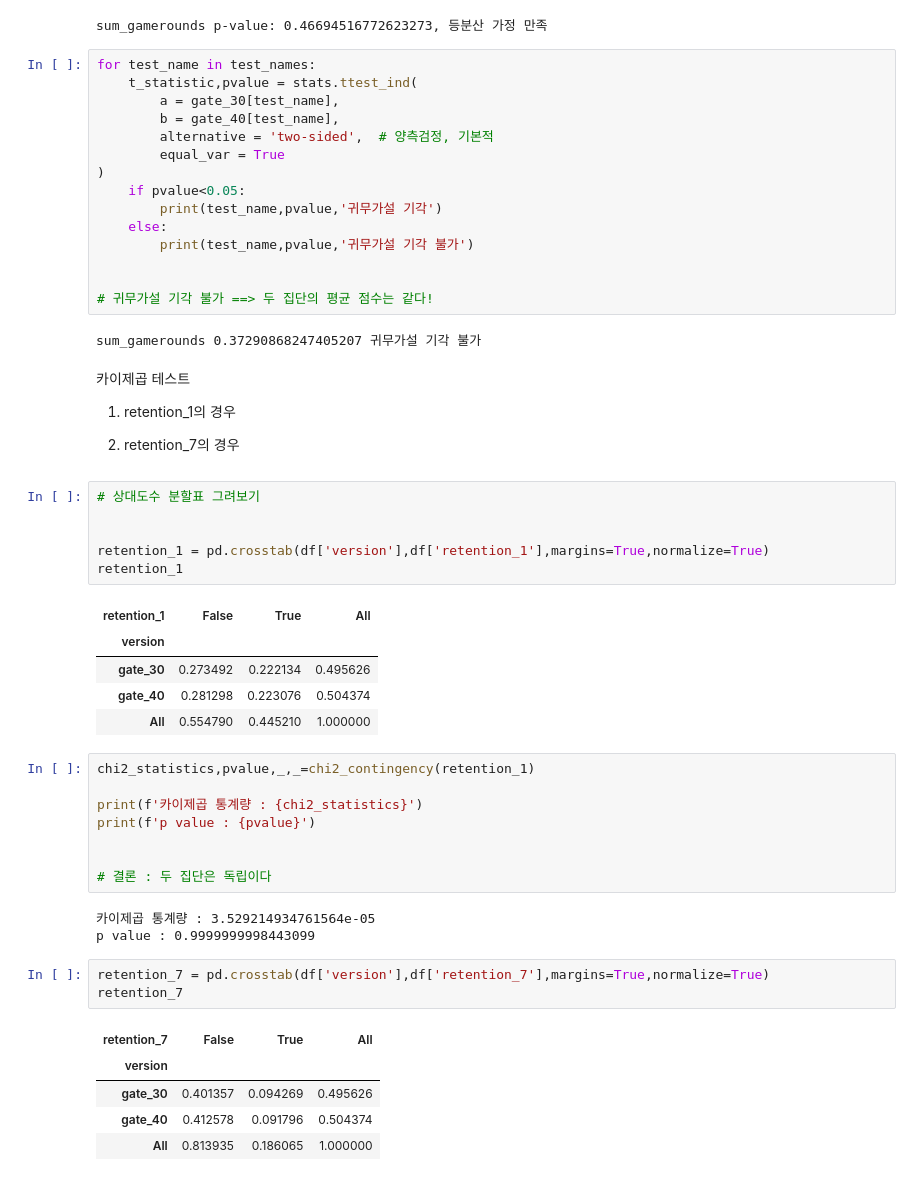
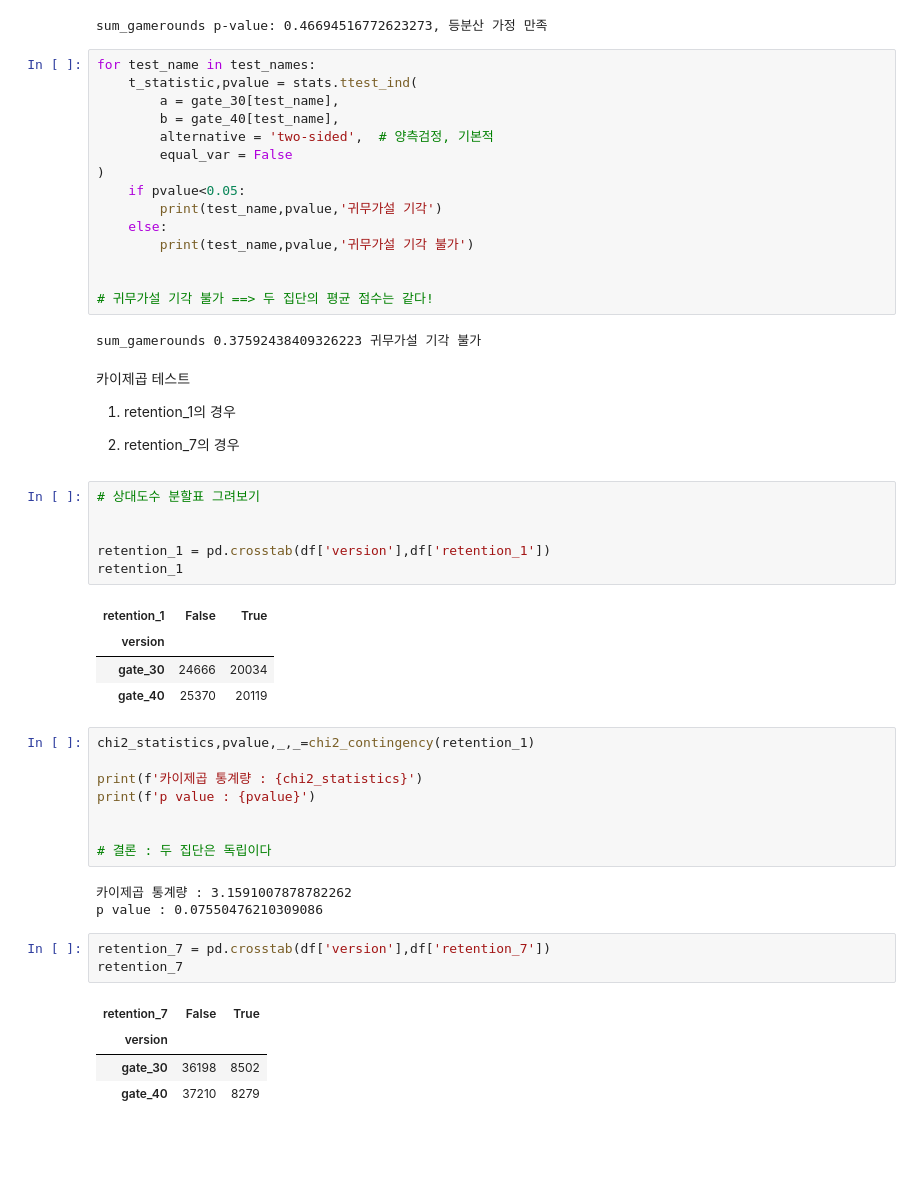
Before and after one commit to GRetriever/Data-Analysis-Project, a Jupyter notebook: Cookie/practice_game_2.ipynb, the cells around one changed output. Cells and saved outputs as stored; diff of their text form; blank space fills up the shorter version.

```diff
--- a/Cookie/practice_game_2.ipynb
+++ b/Cookie/practice_game_2.ipynb
@@ -139,7 +139,7 @@ for test_name in test_names:
         a = gate_30[test_name],
         b = gate_40[test_name],
         alternative = 'two-sided',  # 양측검정, 기본적
-        equal_var = True
+        equal_var = False
 )
     if pvalue<0.05:
         print(test_name,pvalue,'귀무가설 기각')
@@ -149,7 +149,7 @@ for test_name in test_names:
 
 # 귀무가설 기각 불가 ==> 두 집단의 평균 점수는 같다!
 # %% [output]
-sum_gamerounds 0.37290868247405207 귀무가설 기각 불가
+sum_gamerounds 0.37592438409326223 귀무가설 기각 불가
 # %% [markdown]
 카이제곱 테스트
 
@@ -160,15 +160,14 @@ sum_gamerounds 0.37290868247405207 귀무가설 기각 불가
 # %%
 # 상대도수 분할표 그려보기
 
 
-retention_1 = pd.crosstab(df['version'],df['retention_1'],margins=True,normalize=True)
+retention_1 = pd.crosstab(df['version'],df['retention_1'])
 retention_1
 # %% [output]
-| retention_1 | False | True | All |
-| version |  |  |  |
-| gate_30 | 0.273492 | 0.222134 | 0.495626 |
-| gate_40 | 0.281298 | 0.223076 | 0.504374 |
-| All | 0.554790 | 0.445210 | 1.000000 |
+| retention_1 | False | True |
+| version |  |  |
+| gate_30 | 24666 | 20034 |
+| gate_40 | 25370 | 20119 |
 # %%
 chi2_statistics,pvalue,_,_=chi2_contingency(retention_1)
 
@@ -178,17 +177,16 @@ print(f'p value : {pvalue}')
 
 # 결론 : 두 집단은 독립이다
 # %% [output]
-카이제곱 통계량 : 3.529214934761564e-05
-p value : 0.9999999998443099
+카이제곱 통계량 : 3.1591007878782262
+p value : 0.07550476210309086
 # %%
-retention_7 = pd.crosstab(df['version'],df['retention_7'],margins=True,normalize=True)
+retention_7 = pd.crosstab(df['version'],df['retention_7'])
 retention_7
 # %% [output]
-| retention_7 | False | True | All |
-| version |  |  |  |
-| gate_30 | 0.401357 | 0.094269 | 0.495626 |
-| gate_40 | 0.412578 | 0.091796 | 0.504374 |
-| All | 0.813935 | 0.186065 | 1.000000 |
+| retention_7 | False | True |
+| version |  |  |
+| gate_30 | 36198 | 8502 |
+| gate_40 | 37210 | 8279 |
 # %%
 chi2_statistics,pvalue,_,_=chi2_contingency(retention_7)
 
```
Also changed, not shown: parts of 4 cells of this notebook.
